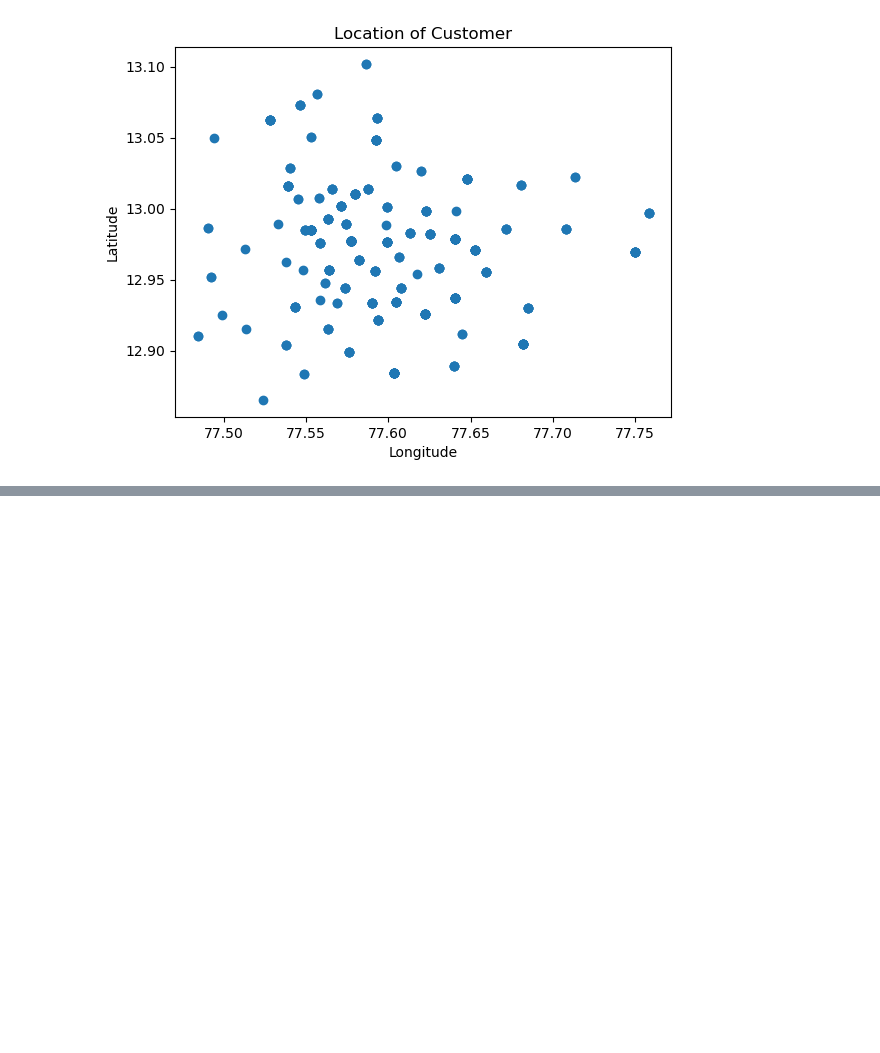
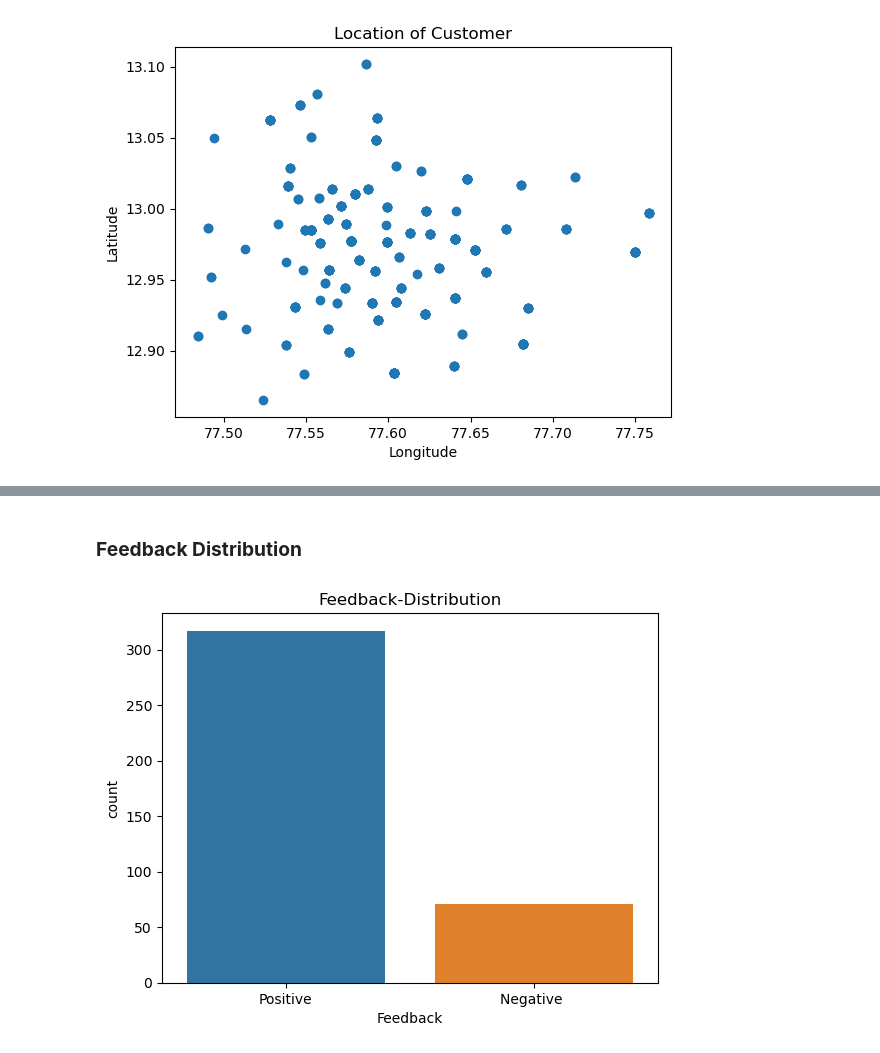
Before and after one commit to ranjithbalank/datascience, a Jupyter notebook: Visualization Exploration-Food dataset/Project1.ipynb, the cells around one changed output, grey strips where cells are left out. Drawn from its saved outputs; the diff is of its cells as text; code cells hidden in the pictures; blank space fills up the shorter version.

```diff
--- a/Visualization Exploration-Food dataset/Project1.ipynb
+++ b/Visualization Exploration-Food dataset/Project1.ipynb
@@ -152,0 +169,8 @@ plt.show()
+# %% [markdown]
+### **Feedback Distribution**
+# %%
+sns.countplot(data,x="Feedback")
+plt.title("Feedback-Distribution")
+plt.show()
+# %% [output]
+[figure, added]
```
Also changed, not shown: parts of 28 cells of this notebook.
